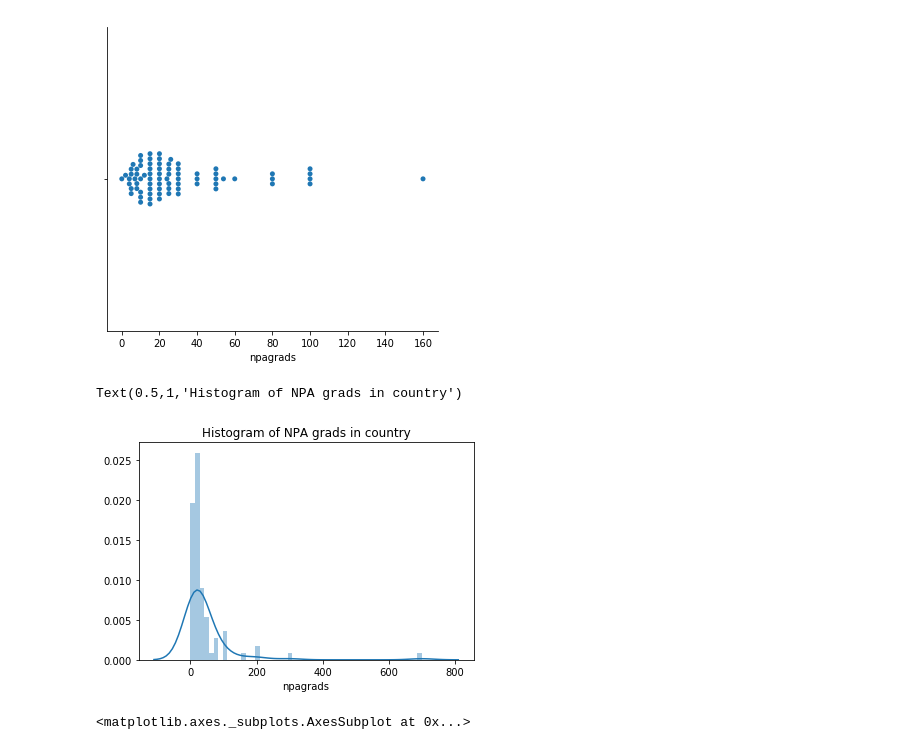
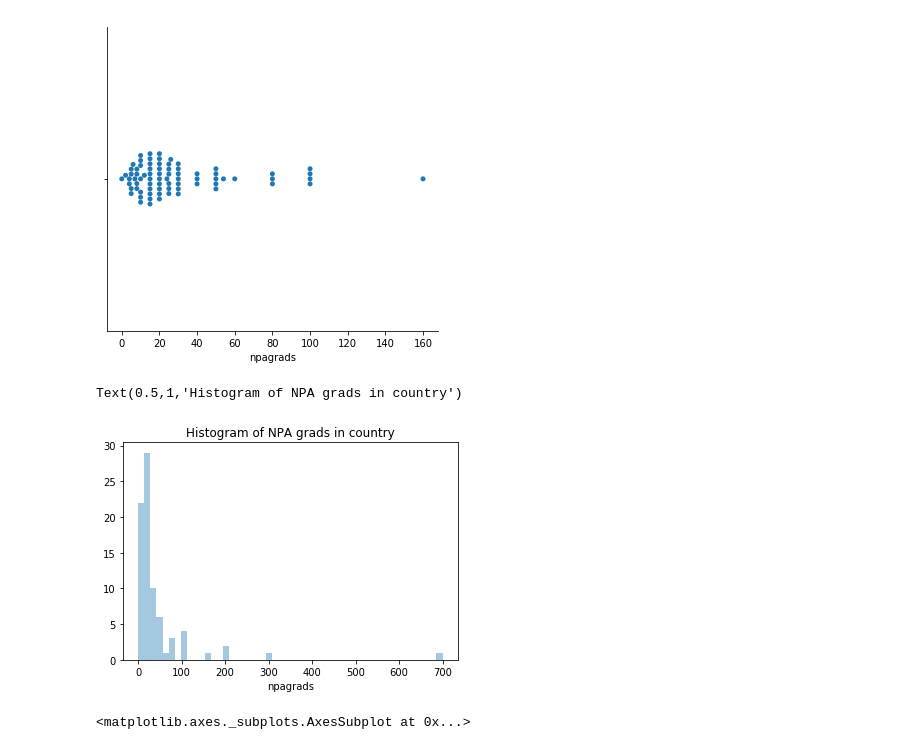
Before and after one commit to lawtj/npa, a Jupyter notebook: npa data.ipynb, the cells around one changed output. Cells and saved outputs as stored; diff of their text form; code cells hidden in the pictures.

```diff
--- a/npa data.ipynb
+++ b/npa data.ipynb
@@ -634,10 +843,10 @@ sb.catplot(x='npagrads', data=npachopped, kind='swarm')
 <seaborn.axisgrid.FacetGrid at 0x...>
 [figure]
 # %%
-sb.distplot(d1['npagrads'].dropna()).set_title('Histogram of NPA grads in country')
+sb.distplot(d1['npagrads'].dropna(), kde=False, norm_hist=False).set_title('Histogram of NPA grads in country')
 # %% [output]
 Text(0.5,1,'Histogram of NPA grads in country')
-[figure, old version]
+[figure, new version]
 # %%
 sb.boxplot(npachopped['npagrads'], showmeans=True)
 # %% [output]
```
Also changed, not shown: parts of 72 cells of this notebook.
